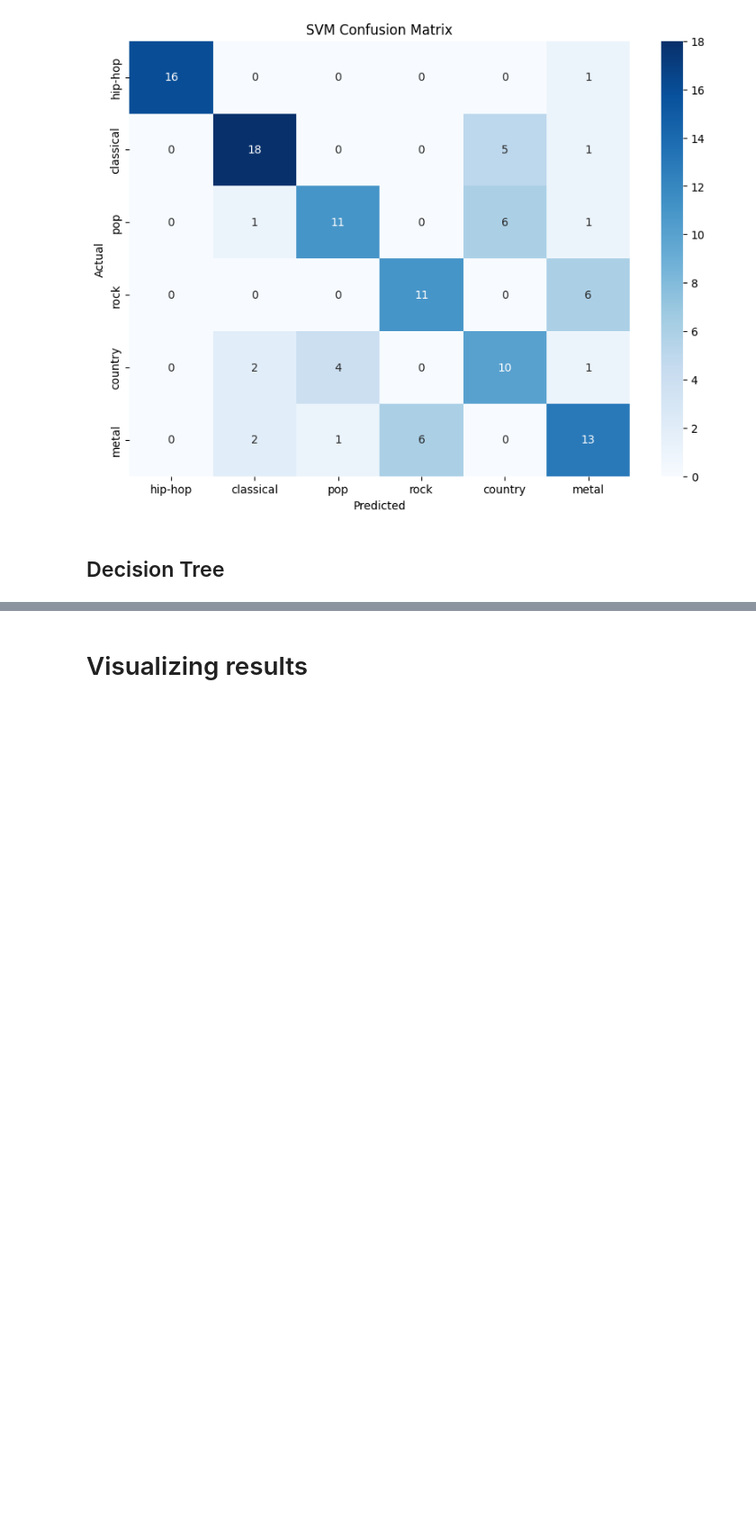
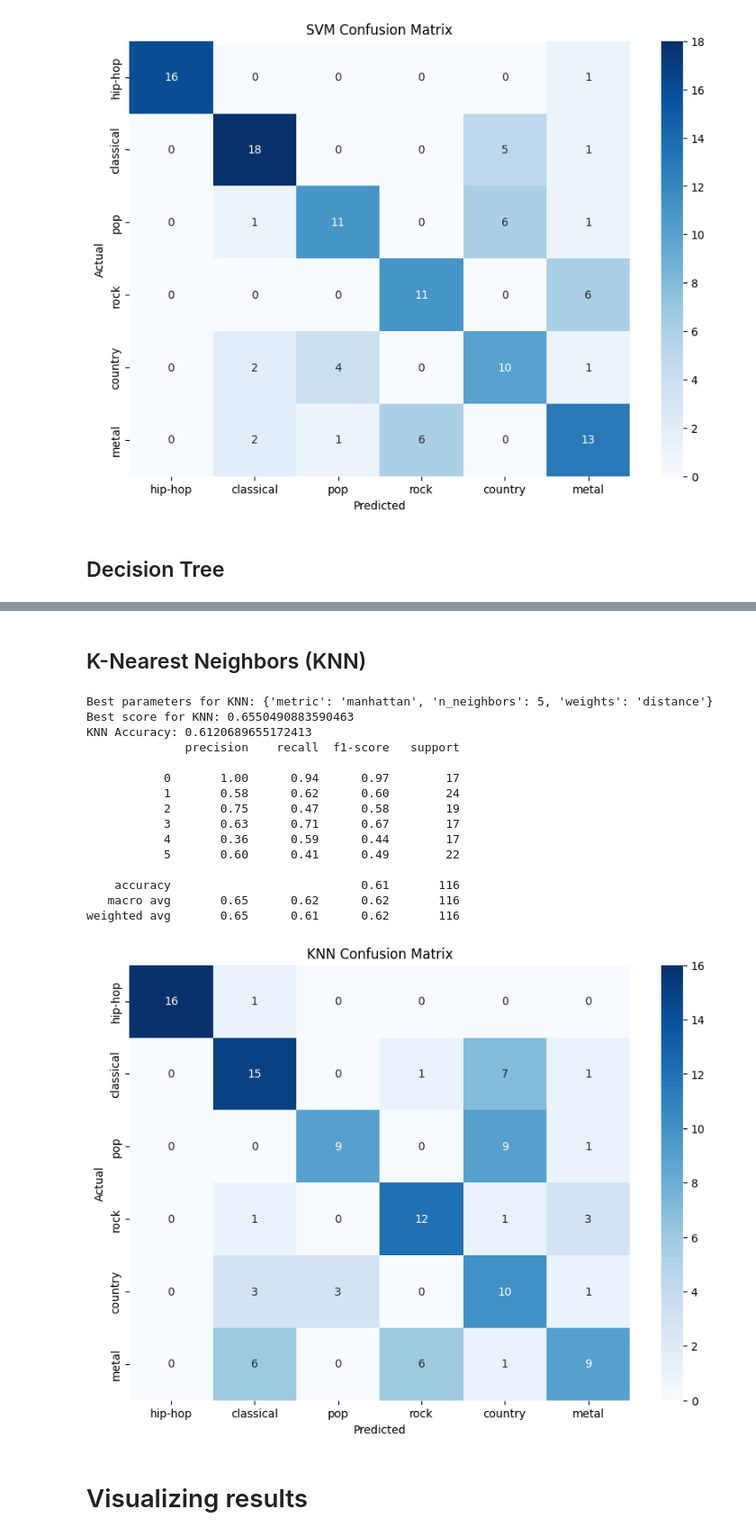
Before and after one commit to Dmartinez-96/MusicGenrePredictions, a Jupyter notebook: genre_prediction.ipynb, the cells around one changed output, grey strips where cells are left out. Shown: that part at 90% size. Drawn from its saved outputs; the diff is of its cells as text; code cells hidden in the pictures; blank space fills up the shorter version.

```diff
--- a/genre_prediction.ipynb
+++ b/genre_prediction.ipynb
@@ -248,3 +249,54 @@ weighted avg       0.52      0.52      0.51       116
+# %% [markdown]
+## K-Nearest Neighbors (KNN)
+# %%
+param_grid_knn = {
+    'n_neighbors': [3, 5, 7, 9, 11],
+    'weights': ['uniform', 'distance'],
+    'metric': ['euclidean', 'manhattan', 'minkowski']
+}
+
+# Create a GridSearchCV object
+grid_search_knn = GridSearchCV(KNeighborsClassifier(), param_grid_knn, cv=5, scoring='accuracy')
+
+# Fit the model
+grid_search_knn.fit(X_train, y_train)
+
+# Print the best parameters and best score
+print("Best parameters for KNN:", grid_search_knn.best_params_)
+print("Best score for KNN:", grid_search_knn.best_score_)
+
+# Predict on the test set
+y_pred_knn = grid_search_knn.best_estimator_.predict(X_test)
+
+# Evaluate the model
+print("KNN Accuracy:", accuracy_score(y_test, y_pred_knn))
+print(classification_report(y_test, y_pred_knn))
+
+# Confusion Matrix
+cm_knn = confusion_matrix(y_test, y_pred_knn)
+plt.figure(figsize=(10, 7))
+sns.heatmap(cm_knn, annot=True, fmt='d', cmap='Blues', xticklabels=genre_labels, yticklabels=genre_labels)
+plt.title('KNN Confusion Matrix')
+plt.xlabel('Predicted')
+plt.ylabel('Actual')
+plt.show()
+# %% [output]
+Best parameters for KNN: {'metric': 'manhattan', 'n_neighbors': 5, 'weights': 'distance'}
+Best score for KNN: 0.6550490883590463
+KNN Accuracy: 0.6120689655172413
+              precision    recall  f1-score   support
+
+           0       1.00      0.94      0.97        17
+           1       0.58      0.62      0.60        24
+           2       0.75      0.47      0.58        19
+           3       0.63      0.71      0.67        17
+           4       0.36      0.59      0.44        17
+           5       0.60      0.41      0.49        22
+
+    accuracy                           0.61       116
+   macro avg       0.65      0.62      0.62       116
+weighted avg       0.65      0.61      0.62       116
+[figure, added]
 # %% [markdown]
 # Visualizing results
 # %%
```
Also changed, not shown: parts of 4 cells of this notebook.
